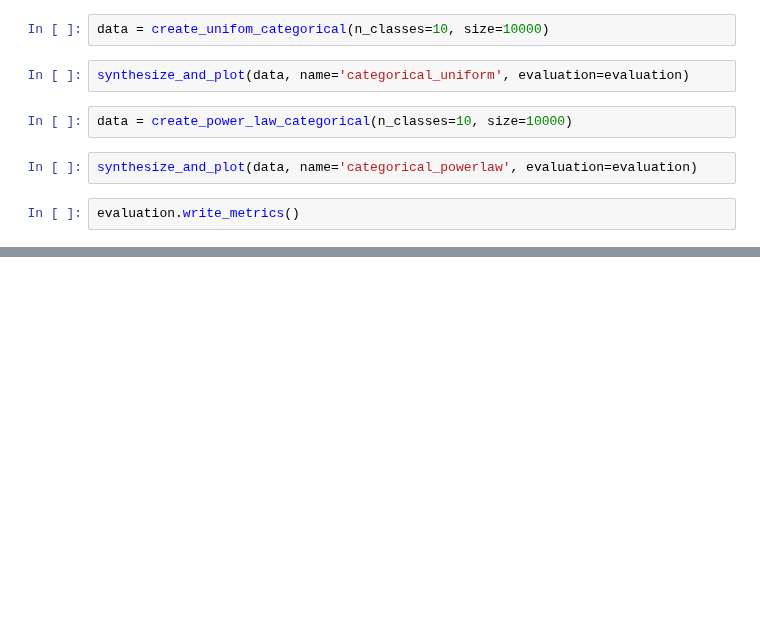
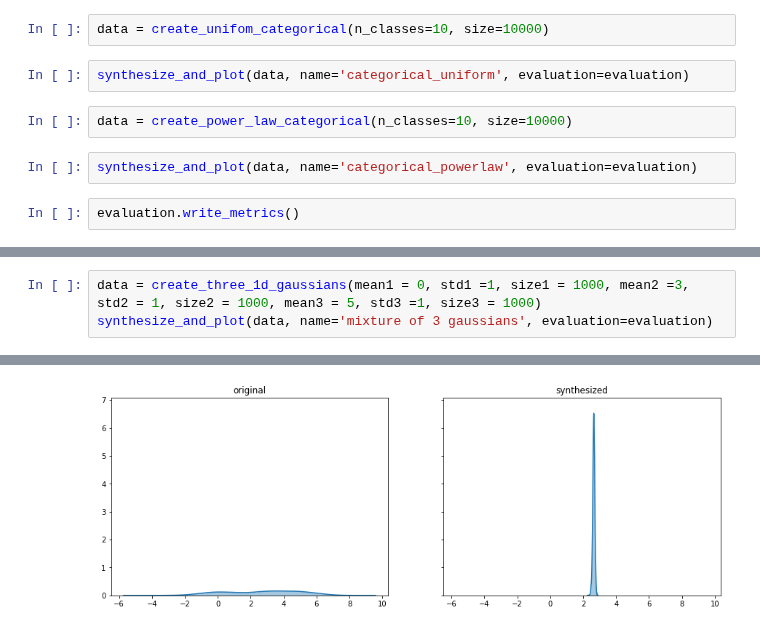
Before and after one commit to synthesized-io/insight, a Jupyter notebook: evaluation/synthetic_distributions.ipynb, the cells around one changed output, grey strips where cells are left out. Cells and saved outputs as stored; diff of their text form; blank space fills up the shorter version.

```diff
--- a/evaluation/synthetic_distributions.ipynb
+++ b/evaluation/synthetic_distributions.ipynb
@@ -78,0 +95,4 @@ evaluation.write_metrics()
+# %%
+data = create_three_1d_gaussians(mean1 = 0, std1 =1, size1 = 1000, mean2 =3, std2 = 1, size2 = 1000, mean3 = 5, std3 =1, size3 = 1000)
+synthesize_and_plot(data, name='mixture of 3 gaussians', evaluation=evaluation)
+# %% [output]
@@ -78,0 +100 @@ evaluation.write_metrics()
+[figure, added]
```
Also changed, not shown: parts of 6 cells of this notebook, 1 other file.
